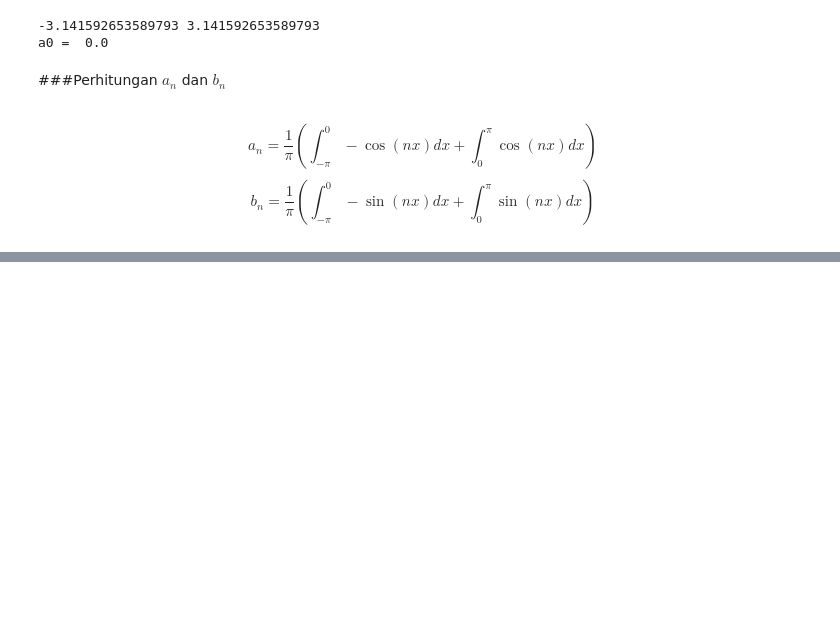
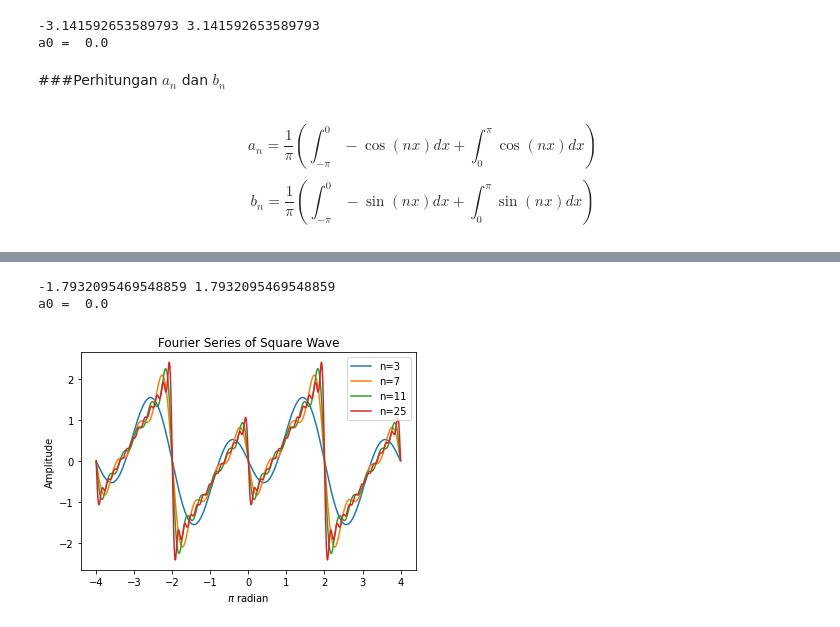
Before and after one commit to miqbals17/Fourier, a Jupyter notebook: Fourier_Series.ipynb, the cells around one changed output, grey strips where cells are left out. Cells and saved outputs as stored; diff of their text form; code cells hidden in the pictures; blank space fills up the shorter version.

```diff
--- a/Fourier_Series.ipynb
+++ b/Fourier_Series.ipynb
@@ -121,0 +154,19 @@ plt.show()
+# %%
+x = np.arange(-4, 4, .001)
+
+def f1(x):
+  return x+1
+
+def f2(x):
+  return x-1
+# %%
+f1_int = quad(f1, -np.pi, 0)[0]
+f2_int = quad(f2, 0, np.pi)[0]
+
+print(f1_int,f2_int)
+
+a0 = 1/(2*np.pi) * (f1_int + f2_int)
+print("a0 = ", a0)
+# %% [output]
+-1.7932095469548859 1.7932095469548859
+a0 =  0.0
@@ -121,0 +196,12 @@ plt.show()
+# %%
+plot_graph(x, 3)
+plot_graph(x, 7)
+plot_graph(x, 11)
+plot_graph(x, 25)
+plt.title("Fourier Series of Square Wave")
+plt.xlabel("$\pi$ radian")
+plt.ylabel("Amplitude")
+plt.legend(['n=3', 'n=7', 'n=11', 'n=25'])
+plt.show()
+# %% [output]
+[figure, added]
```
Also changed, not shown: parts of 12 cells of this notebook.
